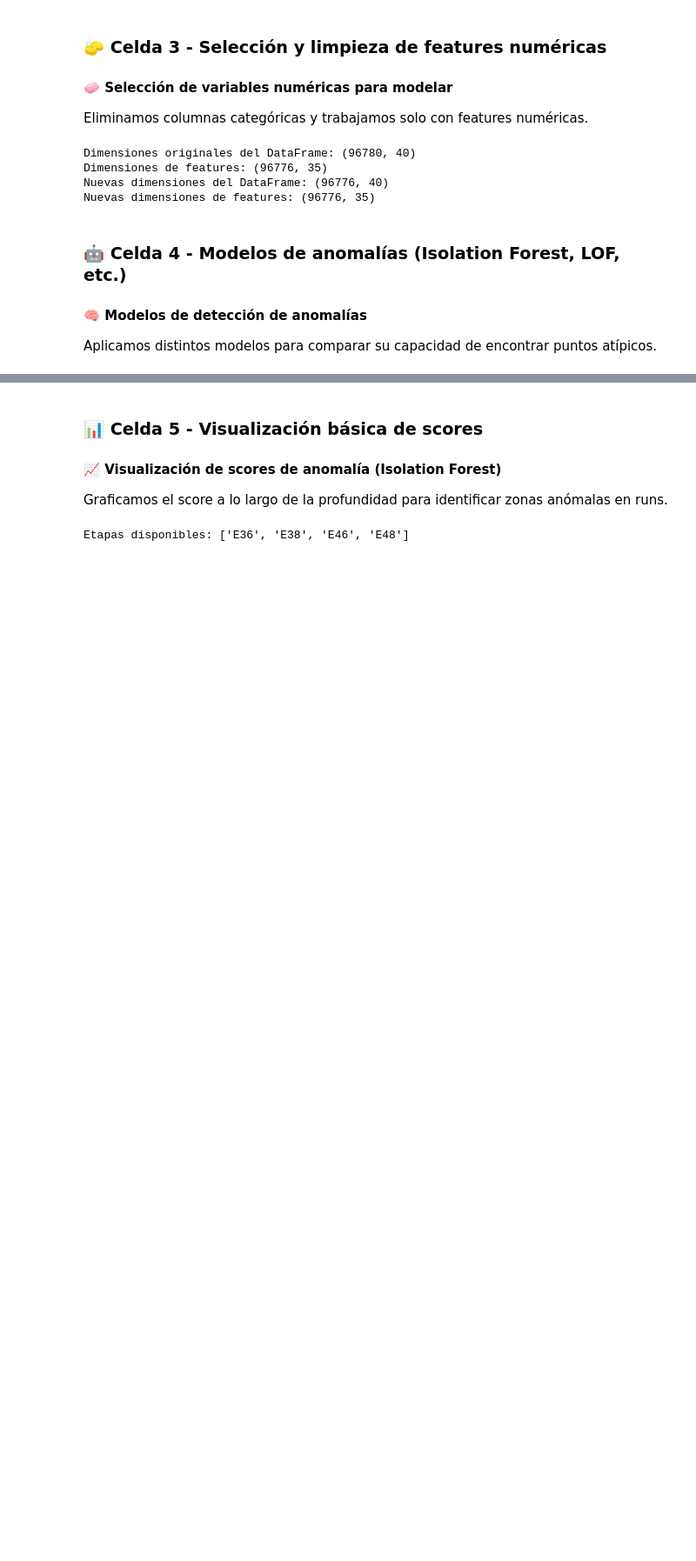
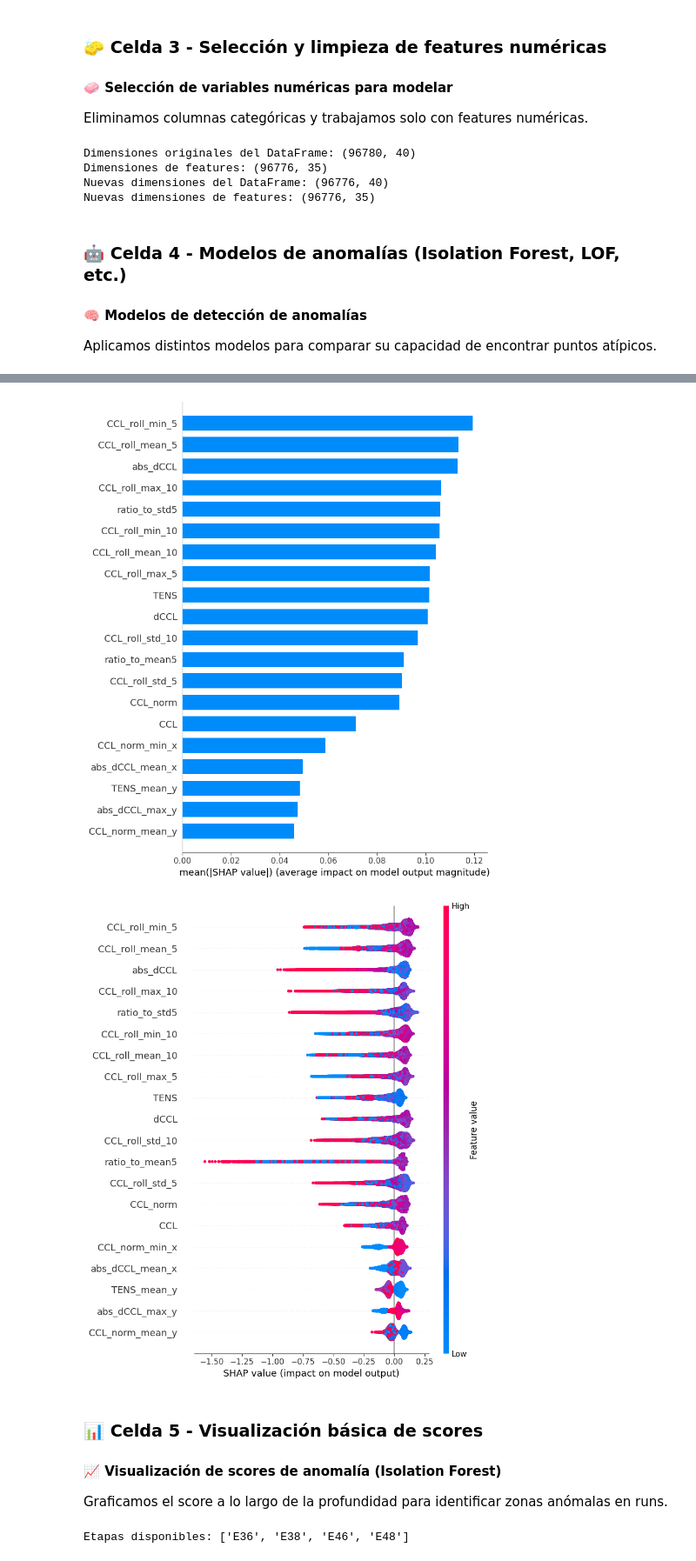
Before and after one commit to lmbsoft/deteccion-anomalias, a Jupyter notebook: Notebooks/03_model_notSup_Anomalías.ipynb, the cells around one changed output, grey strips where cells are left out. Shown: that part at 87% size. Cells and saved outputs as stored; diff of their text form; code cells hidden in the pictures; blank space fills up the shorter version.

```diff
--- a/Notebooks/03_model_notSup_Anomalías.ipynb
+++ b/Notebooks/03_model_notSup_Anomalías.ipynb
@@ -66,6 +66,7 @@ print("Dimensiones de features:", features.shape)
 features = features.dropna()
 # Resetear el índice después de dropna
 features = features.reset_index(drop=True)
+feature_names = features.columns.tolist()
 df = df.loc[features.index].reset_index(drop=True)
 
 # Verificar nuevamente
@@ -76,11 +77,8 @@ print("Nuevas dimensiones de features:", features.shape)
 scaler = StandardScaler()
 X = scaler.fit_transform(features)
 
-
-
-# Escalamos los datos
-scaler = StandardScaler()
-X = scaler.fit_transform(features)
+# Convertir a DataFrame con los nombres correctos
+X_df = pd.DataFrame(X, columns=feature_names)
 # %% [output]
 Dimensiones originales del DataFrame: (96780, 40)
 Dimensiones de features: (96776, 35)
@@ -119,3 +121,18 @@ df["anomaly_knn"] = knn.labels_
+# %%
+import shap
+
+# SHAP con TreeExplainer (para IsolationForest)
+explainer = shap.TreeExplainer(iso_forest)
+shap_values = explainer.shap_values(X_df)
+
+# Gráfico de resumen (bar = importancia promedio)
+shap.summary_plot(shap_values, X_df, plot_type="bar", show=True)
+
+# Gráfico completo (dispersión por observación)
+shap.summary_plot(shap_values, X_df, show=True)
+# %% [output]
+[figure, added]
+[figure, added]
 # %% [markdown]
 ### 📊 Celda 5 - Visualización básica de scores
 
```
Also changed, not shown: parts of 3 cells of this notebook, 1 other file.
